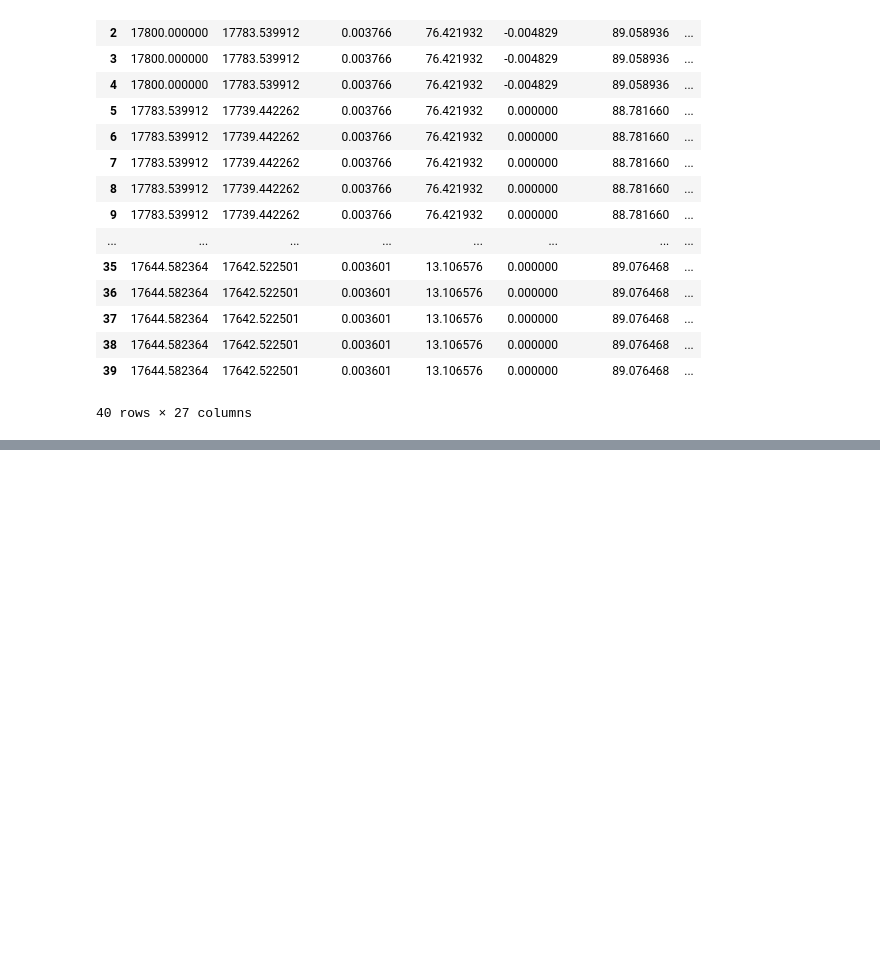
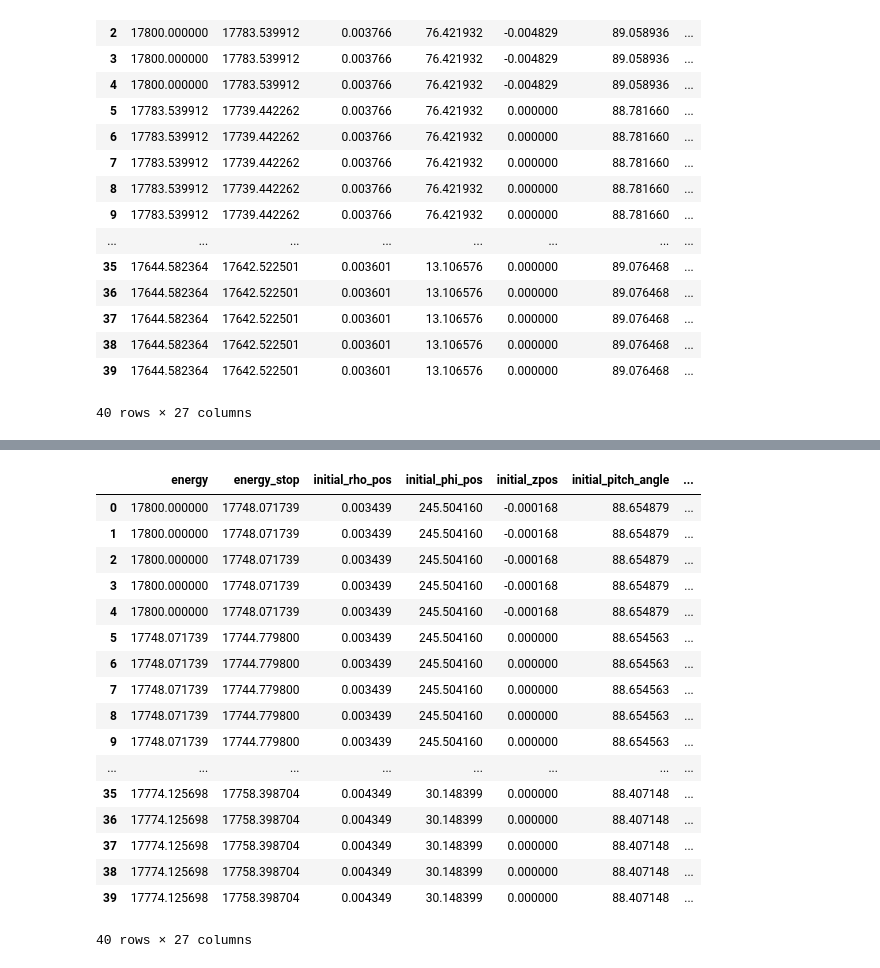
Before and after one commit to drewbyron/he6-cres-spec-sims, a Jupyter notebook: simulation_dev.ipynb, the cells around one changed output, grey strips where cells are left out. Cells and saved outputs as stored; diff of their text form; code cells hidden in the pictures; blank space fills up the shorter version.

```diff
--- a/simulation_dev.ipynb
+++ b/simulation_dev.ipynb
@@ -181,3 +192,25 @@ simulation.read_saved_df("trackbuilder_tracks_df")
 | 37 | 17771.167163 | 17769.600703 | 274.971502 | 1.862215e+10 | 2.415858e-16 | 1.062072e+08 | 0.000519 | 1.288686e-16 | ... |
 | 38 | 17771.167163 | 17769.600703 | 274.971502 | 1.865330e+10 | 2.415858e-16 | 1.062072e+08 | 0.000519 | 1.334011e-16 | ... |
 | 39 | 17771.167163 | 17769.600703 | 274.971502 | 1.868446e+10 | 2.415858e-16 | 1.062072e+08 | 0.000519 | 5.373650e-17 | ... |
+# %%
+import he6_cres_spec_sims.analysis.visualization as viz
+viz.read_saved_df(config,"bandbuilder_bands_df")
+# %% [output]
+|  | energy | energy_stop | initial_rho_pos | initial_phi_pos | initial_zpos | initial_pitch_angle | ... |
+| 0 | 17800.000000 | 17748.071739 | 0.003439 | 245.504160 | -0.000168 | 88.654879 | ... |
+| 1 | 17800.000000 | 17748.071739 | 0.003439 | 245.504160 | -0.000168 | 88.654879 | ... |
+| 2 | 17800.000000 | 17748.071739 | 0.003439 | 245.504160 | -0.000168 | 88.654879 | ... |
+| 3 | 17800.000000 | 17748.071739 | 0.003439 | 245.504160 | -0.000168 | 88.654879 | ... |
+| 4 | 17800.000000 | 17748.071739 | 0.003439 | 245.504160 | -0.000168 | 88.654879 | ... |
+| 5 | 17748.071739 | 17744.779800 | 0.003439 | 245.504160 | 0.000000 | 88.654563 | ... |
+| 6 | 17748.071739 | 17744.779800 | 0.003439 | 245.504160 | 0.000000 | 88.654563 | ... |
+| 7 | 17748.071739 | 17744.779800 | 0.003439 | 245.504160 | 0.000000 | 88.654563 | ... |
+| 8 | 17748.071739 | 17744.779800 | 0.003439 | 245.504160 | 0.000000 | 88.654563 | ... |
+| 9 | 17748.071739 | 17744.779800 | 0.003439 | 245.504160 | 0.000000 | 88.654563 | ... |
+| ... | ... | ... | ... | ... | ... | ... | ... |
+| 35 | 17774.125698 | 17758.398704 | 0.004349 | 30.148399 | 0.000000 | 88.407148 | ... |
+| 36 | 17774.125698 | 17758.398704 | 0.004349 | 30.148399 | 0.000000 | 88.407148 | ... |
+| 37 | 17774.125698 | 17758.398704 | 0.004349 | 30.148399 | 0.000000 | 88.407148 | ... |
+| 38 | 17774.125698 | 17758.398704 | 0.004349 | 30.148399 | 0.000000 | 88.407148 | ... |
+| 39 | 17774.125698 | 17758.398704 | 0.004349 | 30.148399 | 0.000000 | 88.407148 | ... |
+40 rows × 27 columns
```
Also changed, not shown: parts of 6 cells of this notebook, 33 other files.
